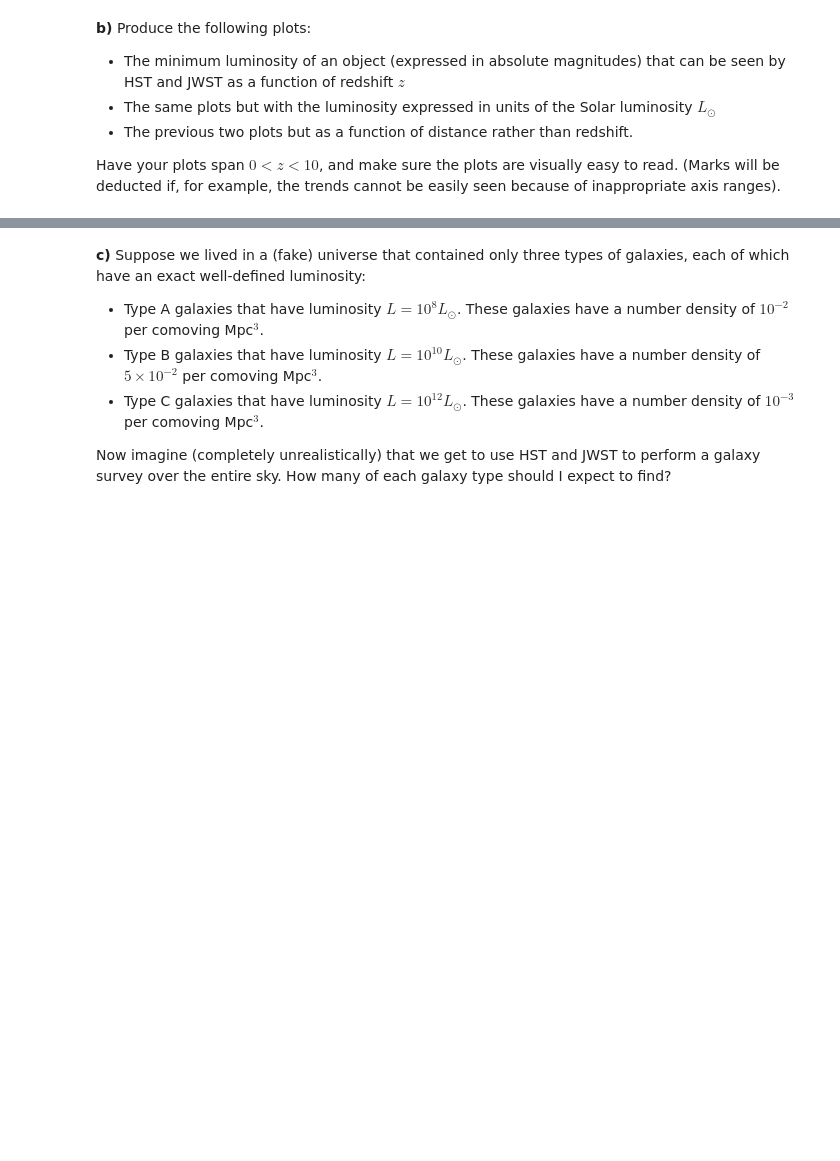
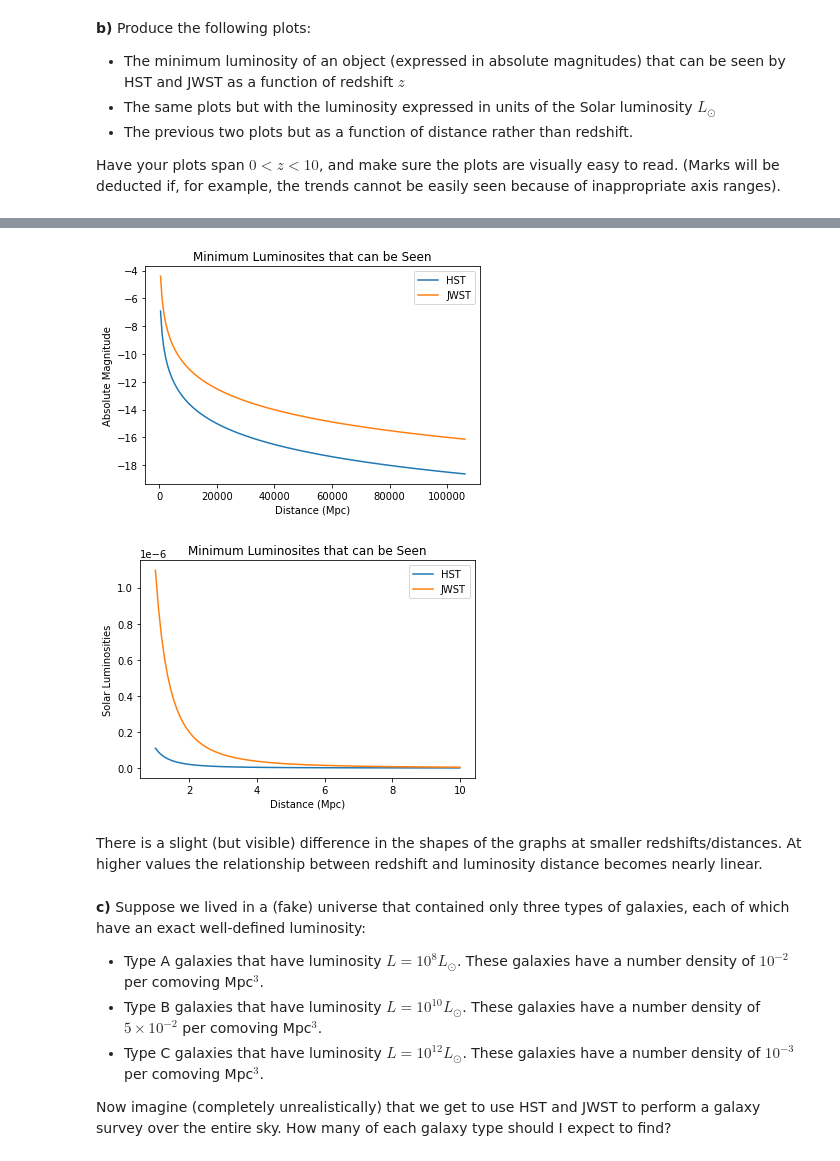
Before and after one commit to WillPugs/Phys321_midterm, a Jupyter notebook: Midterm2022.ipynb, the cells around one changed output, grey strips where cells are left out. Cells and saved outputs as stored; diff of their text form; code cells hidden in the pictures; blank space fills up the shorter version.

```diff
--- a/Midterm2022.ipynb
+++ b/Midterm2022.ipynb
@@ -58,3 +176,39 @@ Have your plots span $0 < z < 10$, and make sure the plots are visually easy to
+# %%
+redshifts = np.linspace(0, 10, 100)
+x = Planck15.luminosity_distance(redshifts).value
+abs_HST = abs_mag(redshifts, 31.5)
+abs_JWST = abs_mag(redshifts, 34)
+
+plt.figure()
+plt.plot(x, abs_HST, label='HST')
+plt.plot(x, abs_JWST, label='JWST')
+
+plt.title('Minimum Luminosites that can be Seen')
+plt.xlabel('Distance (Mpc)')
+plt.ylabel('Absolute Magnitude')
+plt.legend()
+plt.show()
+
+#change range for plot visibility
+redshifts = np.linspace(1, 10, 100)
+x = Planck15.luminosity_distance(redshifts).value
+abs_HST = abs_mag(redshifts, 31.5, True)
+abs_JWST = abs_mag(redshifts, 34, True)
+
+plt.figure()
+plt.plot(redshifts, abs_HST, label='HST')
+plt.plot(redshifts, abs_JWST, label='JWST')
+
+plt.title('Minimum Luminosites that can be Seen')
+plt.xlabel('Distance (Mpc)')
+plt.ylabel('Solar Luminosities')
+plt.legend()
+plt.show()
+# %% [output]
+[figure, added]
+[figure, added]
+# %% [markdown]
+There is a slight (but visible) difference in the shapes of the graphs at smaller redshifts/distances. At higher values the relationship between redshift and luminosity distance becomes nearly linear.
 # %% [markdown]
 __c)__ Suppose we lived in a (fake) universe that contained only three types of galaxies, each of which have an exact well-defined luminosity:
 * Type A galaxies that have luminosity $L = 10^{8}L_\odot$. These galaxies have a number density of $10^{-2}$ per comoving Mpc$^{3}$.
```
Also changed, not shown: parts of 22 cells of this notebook.
